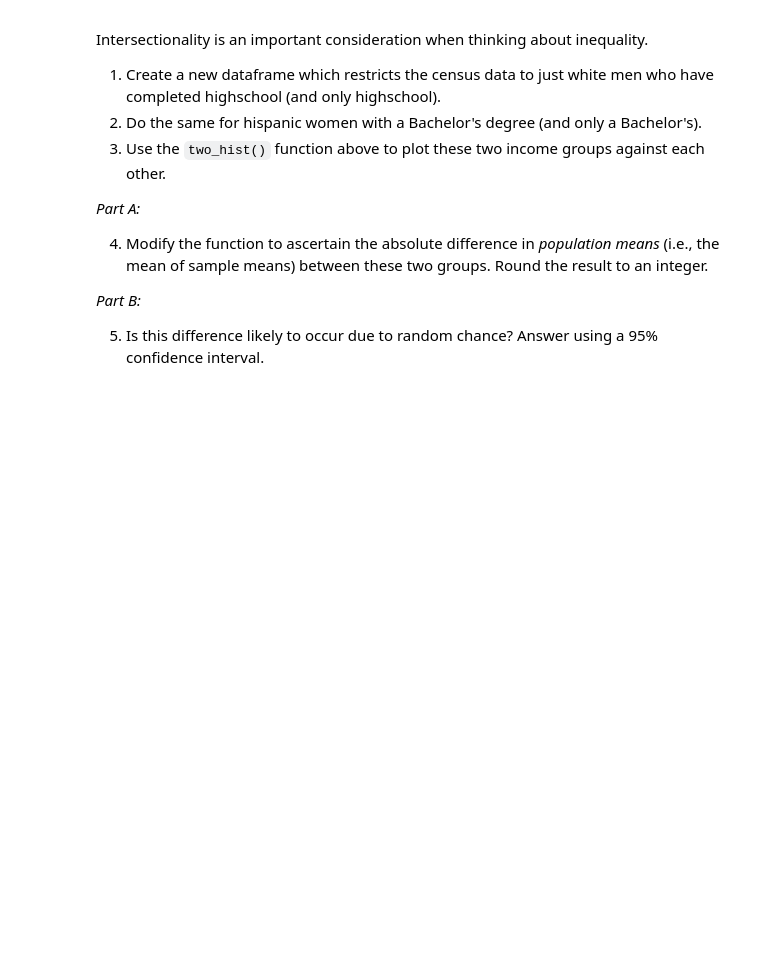
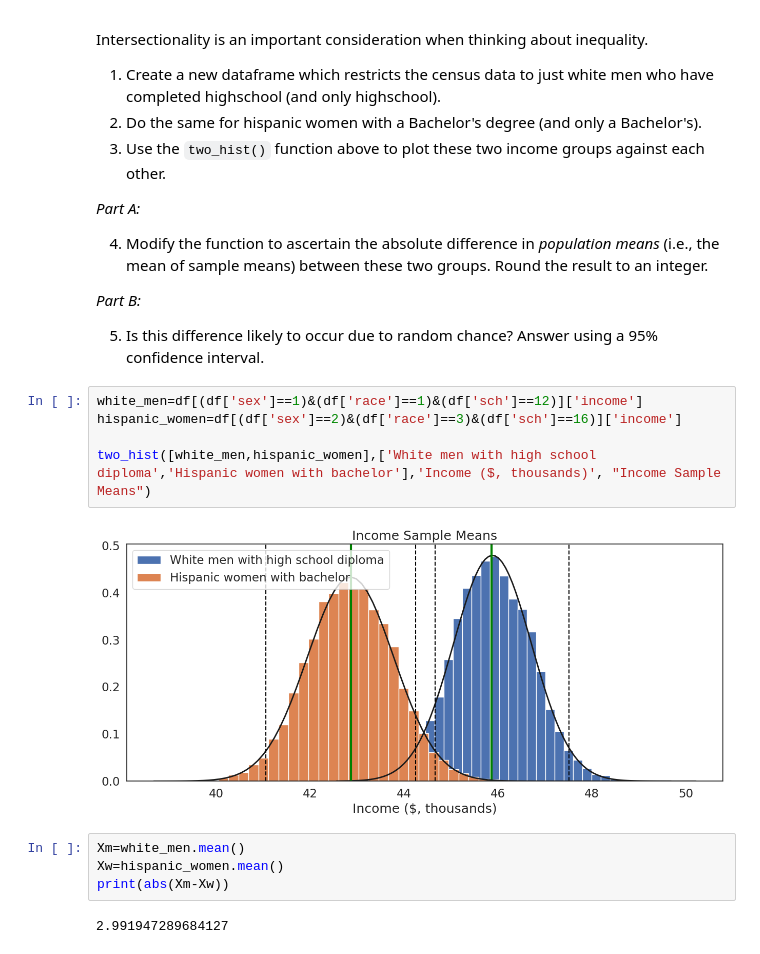
Before and after one commit to yui661/QM2, a Jupyter notebook: notebooks/W05. Distributions and Basic Statistics.ipynb, the cells around one changed output. Saved outputs shown, nothing was run; the diff lists cells and outputs as text; blank space fills up the shorter version.

```diff
--- a/notebooks/W05. Distributions and Basic Statistics.ipynb
+++ b/notebooks/W05. Distributions and Basic Statistics.ipynb
@@ -620,3 +647,16 @@ Intersectionality is an important consideration when thinking about inequality.
 *Part B:*
 
 5. Is this difference likely to occur due to random chance? Answer using a 95% confidence interval.
+# %%
+white_men=df[(df['sex']==1)&(df['race']==1)&(df['sch']==12)]['income']
+hispanic_women=df[(df['sex']==2)&(df['race']==3)&(df['sch']==16)]['income']
+
+two_hist([white_men,hispanic_women],['White men with high school diploma','Hispanic women with bachelor'],'Income ($, thousands)', "Income Sample Means")
+# %% [output]
+[figure, added]
+# %%
+Xm=white_men.mean()
+Xw=hispanic_women.mean()
+print(abs(Xm-Xw))
+# %% [output]
+2.991947289684127
```
Also changed, not shown: parts of 11 cells of this notebook.
